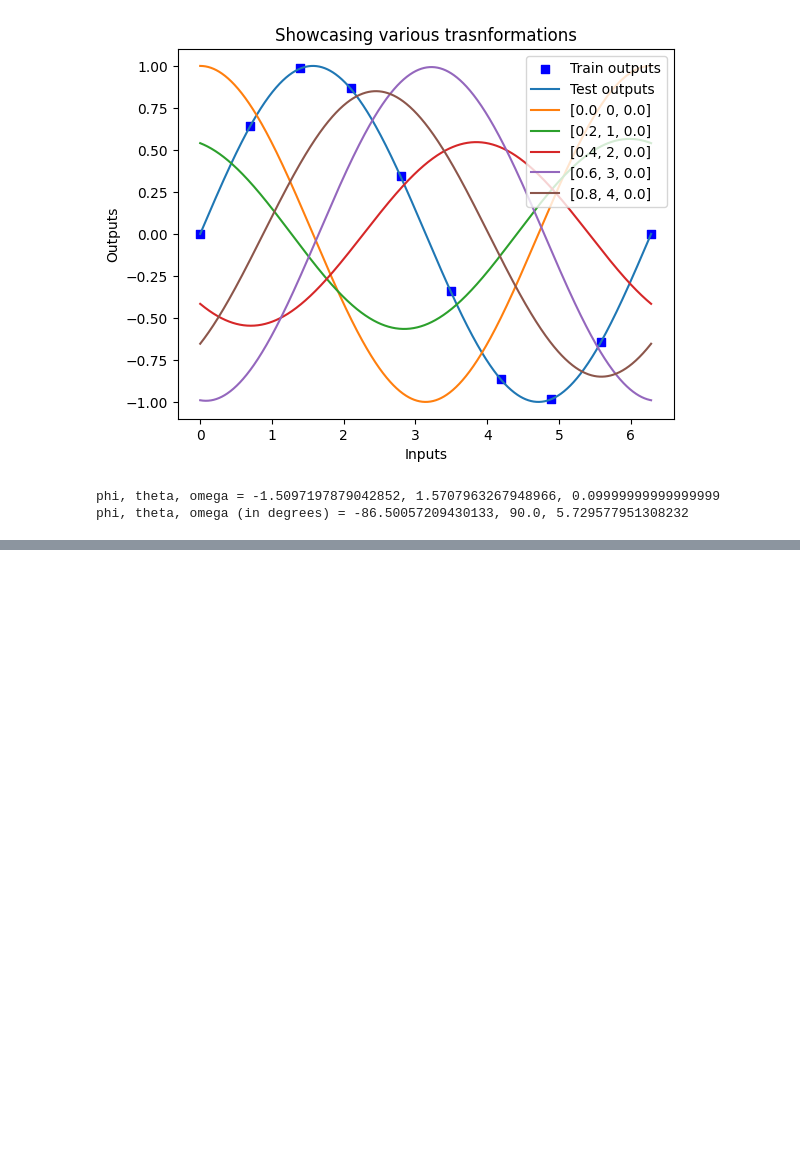
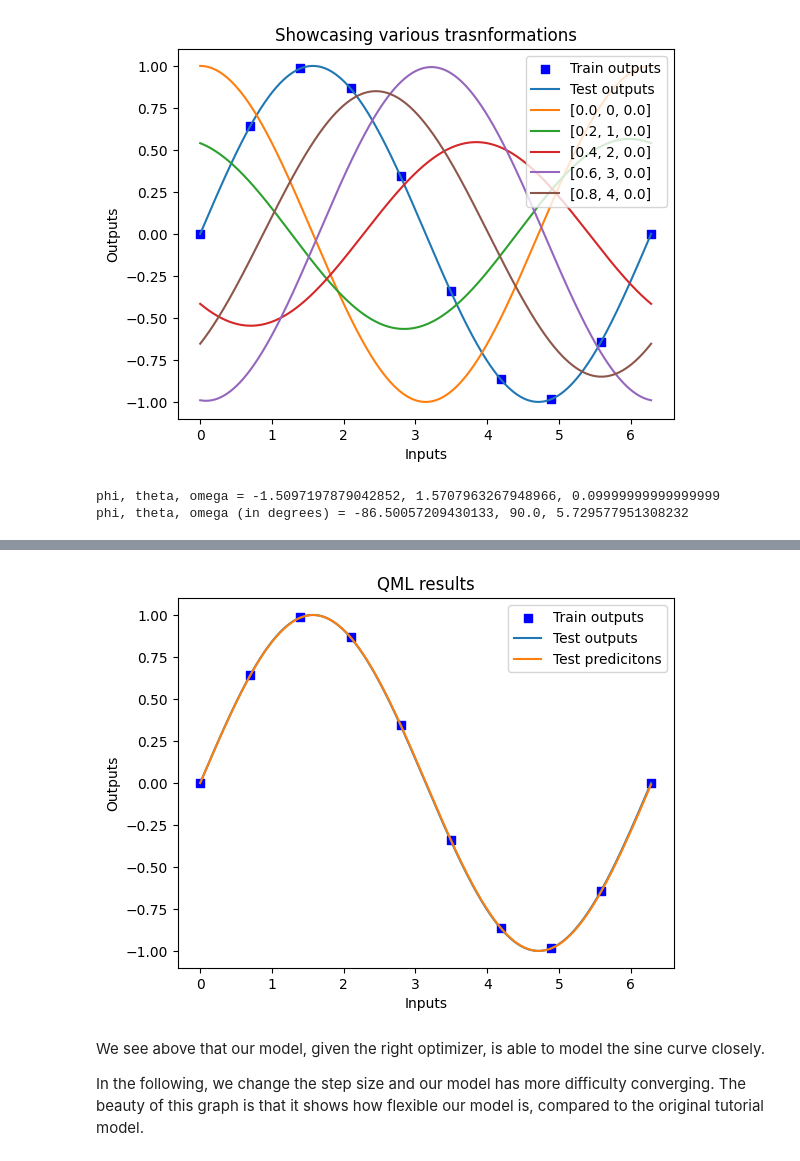
Before and after one commit to sheepymeh/womanium-qai-2024, a Jupyter notebook: task-4.ipynb, the cells around one changed output, grey strips where cells are left out. Saved outputs shown, nothing was run; the diff lists cells and outputs as text; code cells hidden in the pictures; blank space fills up the shorter version.

Commit message:
Added our model, tested on summed function

```diff
--- a/task-4.ipynb
+++ b/task-4.ipynb
@@ -180,0 +128,4 @@ plt.show()
+# %%
+num_layers = 3
+bias_init = np.array([1.0, 0.0], requires_grad=True)
+weights_init = 0.01 * np.random.randn(num_layers, 2, 3, requires_grad=True)
@@ -180,0 +154,13 @@ plt.show()
+# %%
+def our_cost(weights,bias, X_list, Y_list):
+    predictions = [our_circuit(weights, x) * bias[0] + bias[1] for x in X_list]
+    return square_loss(Y_list, predictions)
+# %%
+opt = qml.AdamOptimizer(stepsize=0.01)
+
+weights = weights_init
+bias = bias_init
+for i in range (1000):
+    weights, _, _ = opt.step(our_cost, weights, bias, X_train, Y_train)
+    if i%50 == 0:
+        print(f'Step = {i}, Cost = {our_cost(weights, bias, X_train, Y_train)}')
@@ -180,0 +188,21 @@ plt.show()
+# %%
+test_predictions = [(our_circuit(weights, x) * bias[0]) + bias[1] for x in X_val]
+
+fig = plt.figure()
+ax1 = fig.add_subplot(111)
+
+ax1.scatter(X_train, Y_train, c='b', marker="s", label='Train outputs')
+ax1.plot(X_val, Y_val, label='Test outputs')
+ax1.plot(X_val, test_predictions, label='Test predicitons')
+plt.xlabel("Inputs")
+plt.ylabel("Outputs")
+plt.title("QML results")
+
+plt.legend(loc='upper right')
+plt.show()
+# %% [output]
+[figure, added]
+# %% [markdown]
+We see above that our model, given the right optimizer, is able to model the sine curve closely.
+
+In the following, we change the step size and our model has more difficulty converging. The beauty of this graph is that it shows how flexible our model is, compared to the original tutorial model.
```
Also changed, not shown: parts of 16 cells of this notebook.
